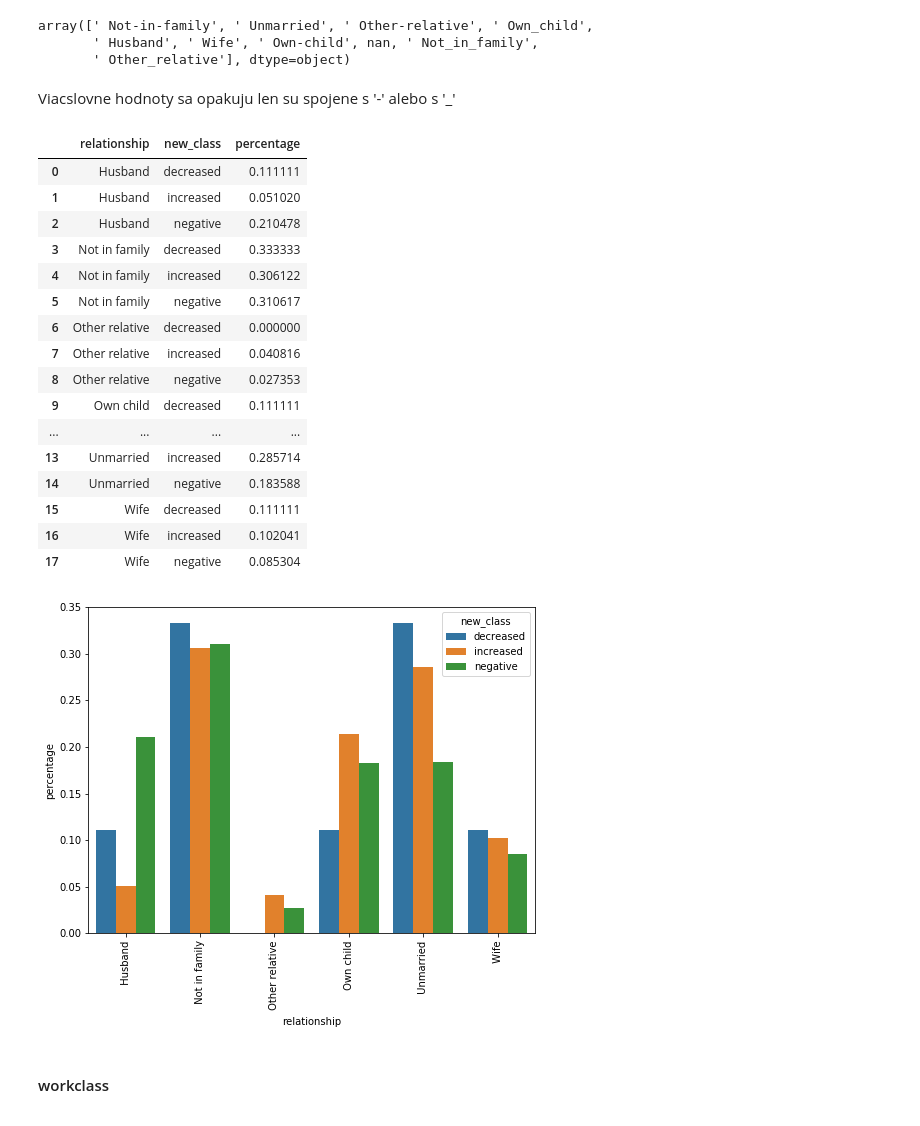
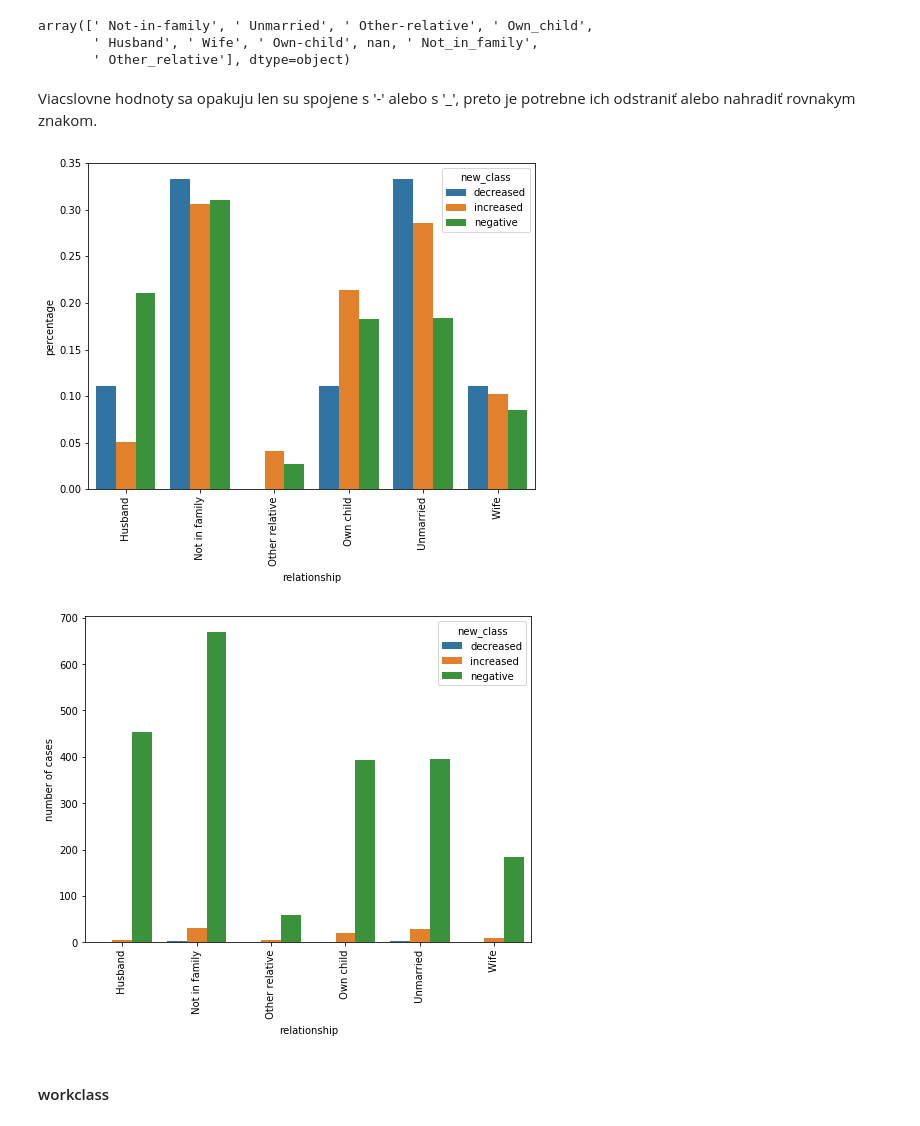
Before and after one commit to Pomichal/pr1_IAU, a Jupyter notebook: Projekt1.ipynb, the cells around one changed output. Drawn from its saved outputs; the diff is of its cells as text; code cells hidden in the pictures.

```diff
--- a/Projekt1.ipynb
+++ b/Projekt1.ipynb
@@ -551,6 +517,6 @@ def analyze_cat(index, col, norm='columns', rename="percentage"):
 
     stacked = table.stack().reset_index().rename(columns={0: rename})
 
-    sn.barplot(x=stacked.iloc[:,0], y=stacked.iloc[:,2], hue=stacked.iloc[:,1])
+    sns.barplot(x=stacked.iloc[:,0], y=stacked.iloc[:,2], hue=stacked.iloc[:,1])
     plt.xticks(rotation=90)
     return stacked
@@ -617,30 +585,17 @@ array([' Not-in-family', ' Unmarried', ' Other-relative', ' Own_child',
        ' Husband', ' Wife', ' Own-child', nan, ' Not_in_family',
        ' Other_relative'], dtype=object)
 # %% [markdown]
-Viacslovne hodnoty sa opakuju len su spojene s '-' alebo s '_'
+Viacslovne hodnoty sa opakuju len su spojene s '-' alebo s '_', preto je potrebne ich odstraniť alebo nahradiť rovnakym znakom.
 # %%
 other_train['relationship'] = other_train.relationship.replace(r'[-_]',' ', regex=True)
 # %%
-analyze_cat(other_train['relationship'],other_train['new_class'])
+a = analyze_cat(other_train['relationship'],other_train['new_class'])
 # %% [output]
-|  | relationship | new_class | percentage |
-| 0 | Husband | decreased | 0.111111 |
-| 1 | Husband | increased | 0.051020 |
-| 2 | Husband | negative | 0.210478 |
-| 3 | Not in family | decreased | 0.333333 |
-| 4 | Not in family | increased | 0.306122 |
-| 5 | Not in family | negative | 0.310617 |
-| 6 | Other relative | decreased | 0.000000 |
-| 7 | Other relative | increased | 0.040816 |
-| 8 | Other relative | negative | 0.027353 |
-| 9 | Own child | decreased | 0.111111 |
-| ... | ... | ... | ... |
-| 13 | Unmarried | increased | 0.285714 |
-| 14 | Unmarried | negative | 0.183588 |
-| 15 | Wife | decreased | 0.111111 |
-| 16 | Wife | increased | 0.102041 |
-| 17 | Wife | negative | 0.085304 |
 [figure]
+# %%
+a = analyze_cat(other_train['relationship'],other_train['new_class'], norm = False, rename = 'number of cases')
+# %% [output]
+[figure, added]
 # %% [markdown]
 #### workclass
 # %%
```
Also changed, not shown: parts of 36 cells of this notebook.
